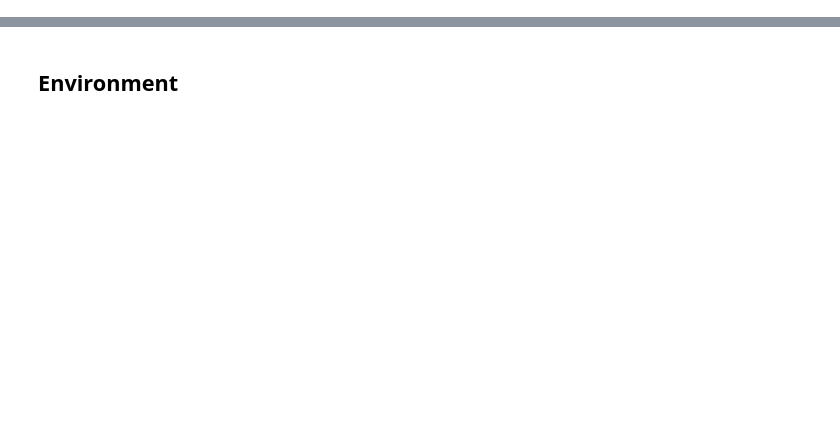
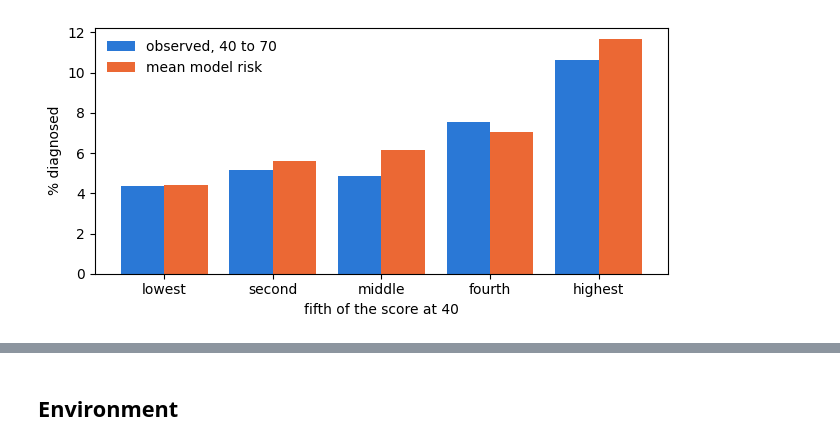
Before and after one commit to bvilhjal/ATIG_2026, a Jupyter notebook: teaching_days/2026-09-24/LTFH/LTFH_exercise_answers.ipynb, the cells around one changed output, grey strips where cells are left out. Drawn from its saved outputs; the diff is of its cells as text; code cells hidden in the pictures; blank space fills up the shorter version.

```diff
--- a/teaching_days/2026-09-24/LTFH/LTFH_exercise_answers.ipynb
+++ b/teaching_days/2026-09-24/LTFH/LTFH_exercise_answers.ipynb
@@ -771,0 +259,3 @@ not its correlation with liability.
+# %%
+y = reg.status[free40]       # everyone in est40 was undiagnosed at 40, so "by 70" means "40 to 70"
+print(f"{y.sum()} incident cases among {len(y)} people ({y.mean():.1%})")
@@ -771,0 +323,11 @@ not its correlation with liability.
+# %%
+T40, T70 = norm.isf(np.interp([40, 70], AGES, CIP))   # liability thresholds at ages 40 and 70
+sd = np.sqrt(var40 + 1 - H2)                          # spread of full liability given the relatives
+below_T40 = norm.cdf((T40 - est40) / sd)              # P(liability < T40): undiagnosed at 40
+risk = (below_T40 - norm.cdf((T70 - est40) / sd)) / below_T40
+
+print(f"mean risk {risk.mean():.3f}   observed incidence {y.mean():.3f}")
+fifths = np.array_split(np.argsort(est40, kind="stable"), 5)    # lowest to highest score
+for name, idx in zip(("lowest", "second", "middle", "fourth", "highest"), fifths):
+    print(f"{name:>8} fifth: {y[idx].sum():3d} cases, observed {y[idx].mean():.3f}, "
+          f"risk {risk[idx].mean():.3f}")
@@ -771,0 +352,14 @@ not its correlation with liability.
+# %%
+fig, ax = plt.subplots(figsize=(6.5, 3.2))
+x = np.arange(5)
+observed = [100 * y[idx].mean() for idx in fifths]
+model = [100 * risk[idx].mean() for idx in fifths]
+ax.bar(x - 0.2, observed, width=0.4, color="#2a78d6", label="observed, 40 to 70")
+ax.bar(x + 0.2, model, width=0.4, color="#eb6834", label="mean model risk")
+ax.set_xticks(x, ["lowest", "second", "middle", "fourth", "highest"])
+ax.set_xlabel("fifth of the score at 40")
+ax.set_ylabel("% diagnosed")
+ax.legend(frameon=False)
+fig.tight_layout()
+# %% [output]
+[figure, added]
```
Also changed, not shown: parts of 125 cells of this notebook, 7 other files.
